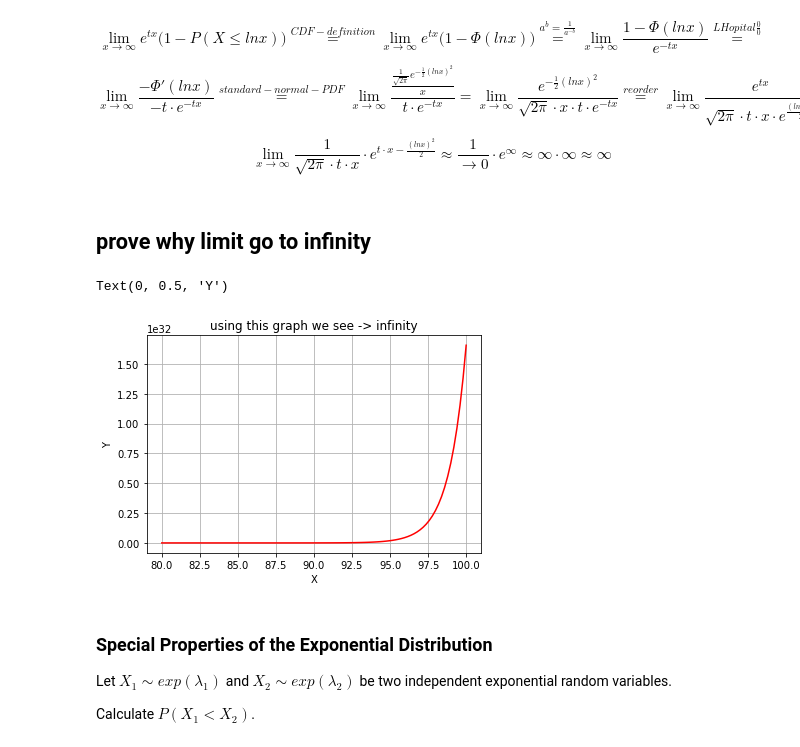
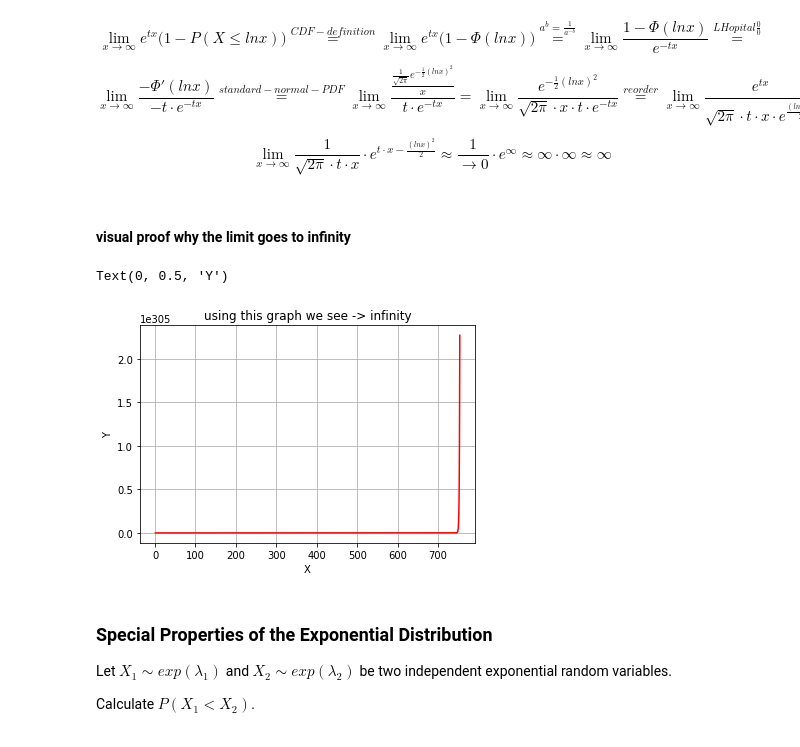
Before and after one commit to RoyR-IDC/StatisticsAndDataAnalysis, a Jupyter notebook: HW3/HW3/203972922_201312907.ipynb, the cells around one changed output. Cells and saved outputs as stored; diff of their text form; code cells hidden in the pictures.

```diff
--- a/HW3/HW3/203972922_201312907.ipynb
+++ b/HW3/HW3/203972922_201312907.ipynb
@@ -796,29 +788,29 @@ $$
 \frac{1}{\to 0} \cdot e^{\infty} \approx \infty \cdot \infty \approx \infty
 $$
 # %% [markdown]
-## prove why limit go to infinity
+#### visual proof why the limit goes to infinity
 # %%
-x = np.linspace(80,100,100)
+x = np.linspace(1,1000,10000)
 
 # the function, which is y = x^2 here
 y = (1/x)*np.exp(x-(np.log(x)**2))
 
 
 # setting the axes at the centre
 fig = plt.figure()
 ax = fig.add_subplot(1, 1, 1)
 
 
 # plot the function
 plt.plot(x,y, 'r')
 plt.grid()
 # show the plot
 plt.title('using this graph we see -> infinity')
 plt.xlabel('X')
 plt.ylabel('Y')
 # %% [output]
 Text(0, 0.5, 'Y')
-[figure, old version]
+[figure, new version]
 # %% [markdown]
 ### Special Properties of the Exponential Distribution
 
```
Also changed, not shown: parts of 32 cells of this notebook, 1 other file.
